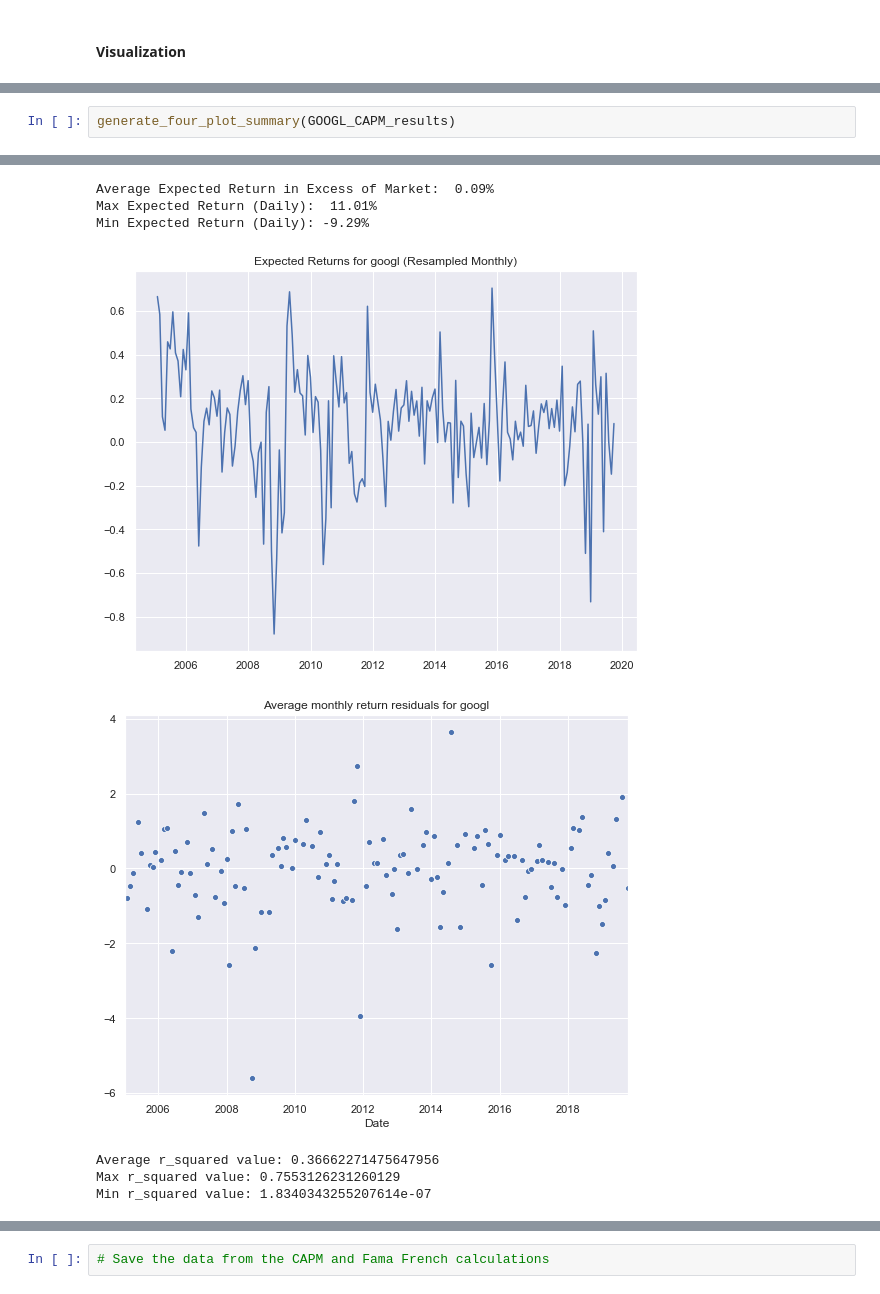
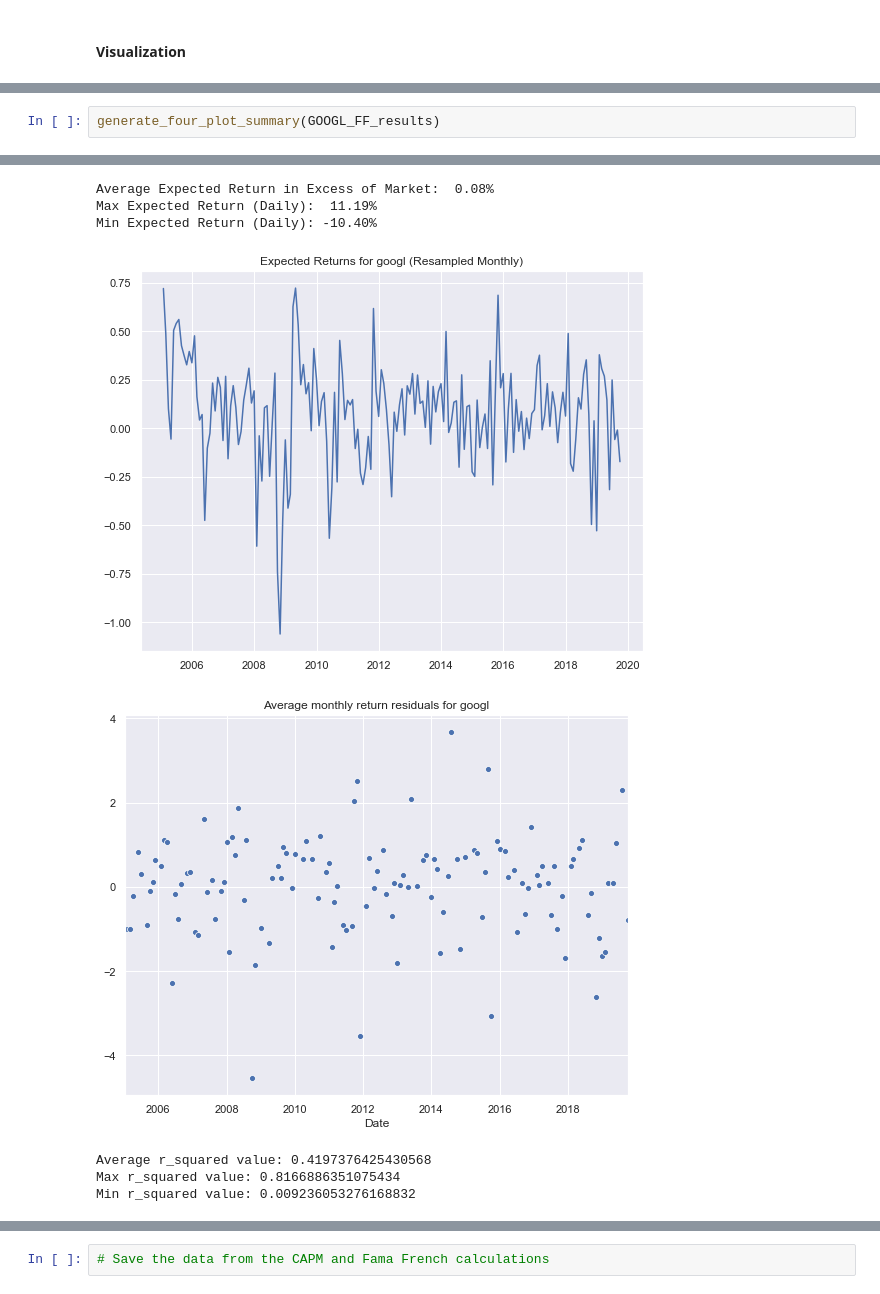
Before and after one commit to Elliott-Ruebush/CAPM_and_Fama_French_Presentation, a Jupyter notebook: elliott.ipynb, the cells around one changed output, grey strips where cells are left out. Saved outputs shown, nothing was run; the diff lists cells and outputs as text.

```diff
--- a/elliott.ipynb
+++ b/elliott.ipynb
@@ -449,3 +449,3 @@ Min r_squared value: 0.041464798723578444
 # %%
-generate_four_plot_summary(GOOGL_CAPM_results)
+generate_four_plot_summary(GOOGL_FF_results)
 # %% [output]
@@ -453,8 +453,8 @@ generate_four_plot_summary(GOOGL_CAPM_results)
-Average Expected Return in Excess of Market:  0.09%
-Max Expected Return (Daily):  11.01%
-Min Expected Return (Daily): -9.29%
+Average Expected Return in Excess of Market:  0.08%
+Max Expected Return (Daily):  11.19%
+Min Expected Return (Daily): -10.40%
-[figure, old version]
+[figure, new version]
-[figure, old version]
+[figure, new version]
-Average r_squared value: 0.36662271475647956
-Max r_squared value: 0.7553126231260129
-Min r_squared value: 1.8340343255207614e-07
+Average r_squared value: 0.4197376425430568
+Max r_squared value: 0.8166886351075434
+Min r_squared value: 0.009236053276168832
```
Also changed, not shown: parts of 6 cells of this notebook, 1 other file.
